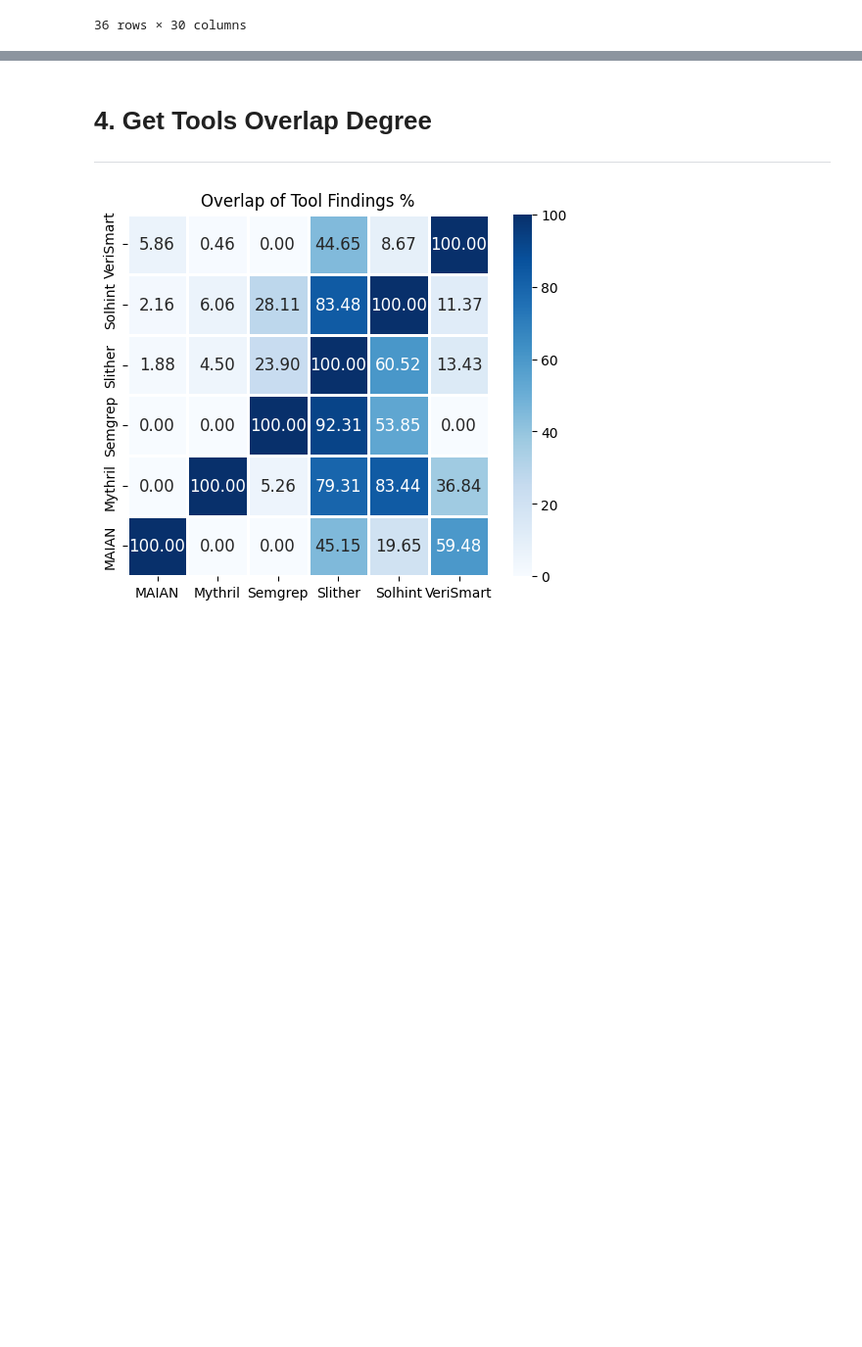
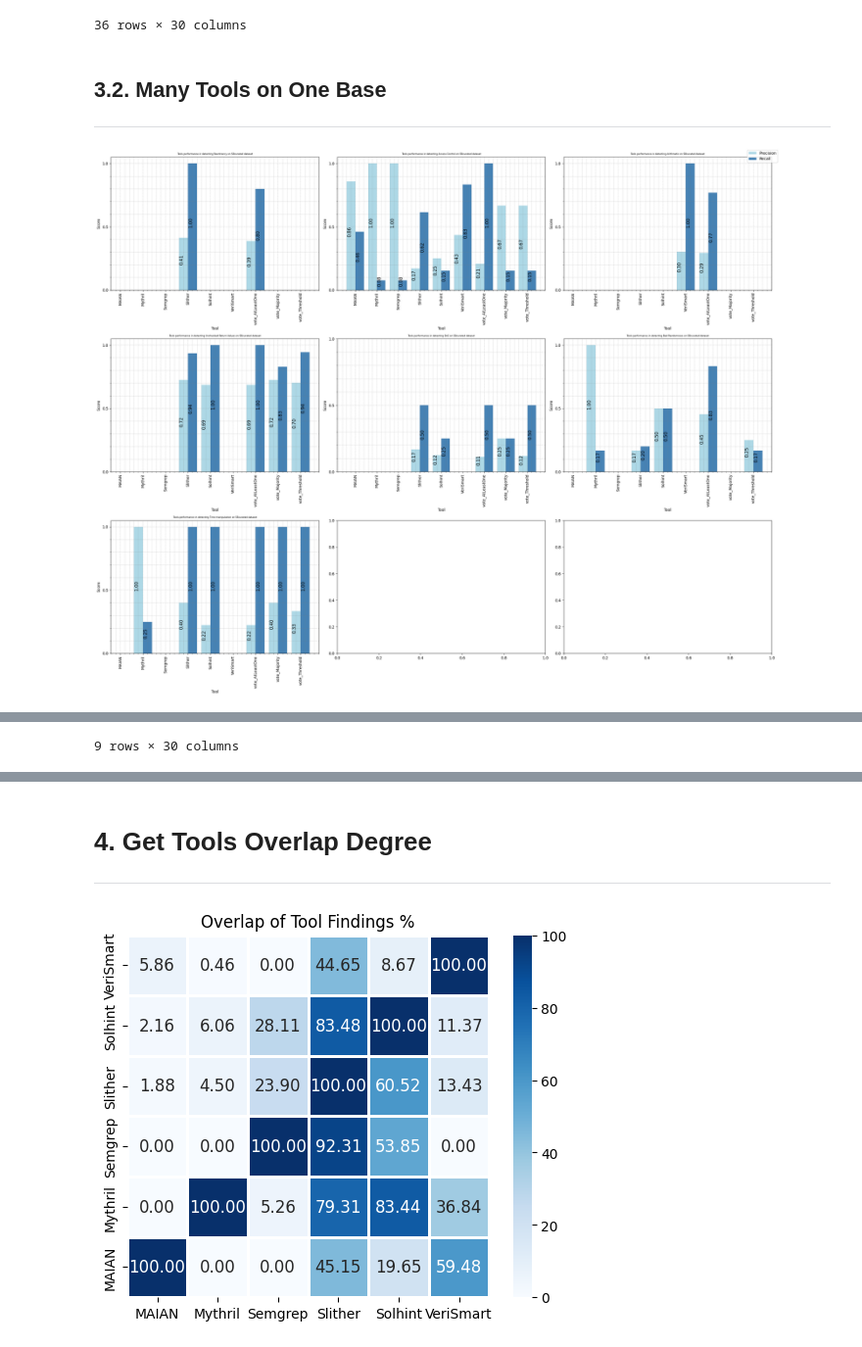
Before and after one commit to MultiTagging/MultiTagging_Refiner_Demo, a Jupyter notebook: MultiTagging.ipynb, the cells around one changed output, grey strips where cells are left out. Shown at 98% size. Saved outputs shown, nothing was run; the diff lists cells and outputs as text; code cells hidden in the pictures; blank space fills up the shorter version.

```diff
--- a/MultiTagging.ipynb
+++ b/MultiTagging.ipynb
@@ -954,3 +954,12 @@ Eval_Results
 | 34 | SolidiFI | Time manipulation | True | False | 0.0 | NaN | True | ... |
 | 35 | SolidiFI | Short Address Attack | False | False | NaN | NaN | False | ... |
 36 rows × 30 columns
+# %% [markdown]
+## **3.2. Many Tools on One Base**
+---
+# %%
+Eval_Results = plot_result(['All'],['SBcurated'])
+#Eval_Results.to_csv('./Results/Charts/AllResult.csv',index=False)
+Eval_Results
+# %% [output]
+[figure, added]
@@ -956,0 +976 @@ Eval_Results
+9 rows × 30 columns
```
Also changed, not shown: parts of 4 cells of this notebook, 6 other files.
